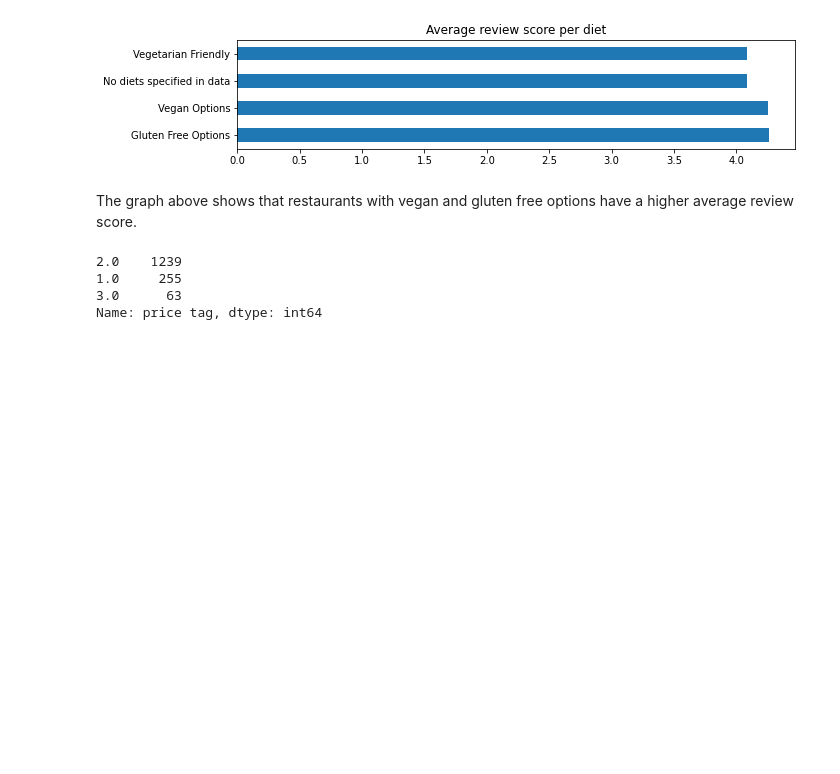
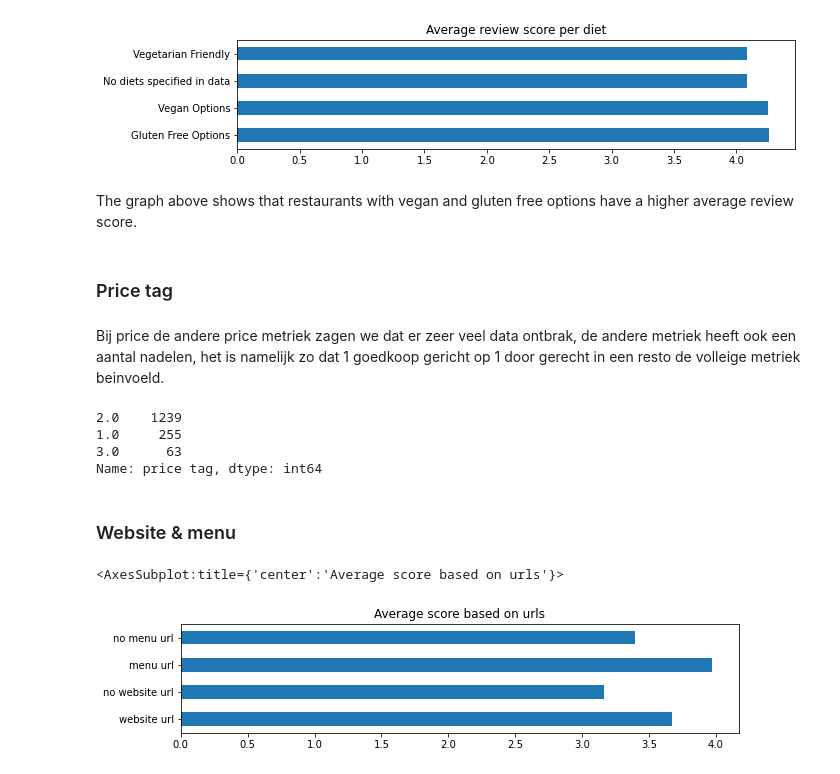
Before and after one commit to brabreda/Machine-learning, a Jupyter notebook: Sprint 1.ipynb, the cells around one changed output. Cells and saved outputs as stored; diff of their text form; code cells hidden in the pictures; blank space fills up the shorter version.

Commit message:
added metrics based on url

```diff
--- a/Sprint 1.ipynb
+++ b/Sprint 1.ipynb
@@ -342,6 +342,10 @@ Average review score per diet type {'Vegetarian Friendly': 4.086131386861314, 'V
 [figure]
 # %% [markdown]
 The graph above shows that restaurants with vegan and gluten free options have a higher average review score.
+# %% [markdown]
+### Price tag
+# %% [markdown]
+Bij price de andere price metriek zagen we dat er zeer veel data ontbrak, de andere metriek heeft ook een aantal nadelen, het is namelijk zo dat 1 goedkoop gericht op 1 door gerecht in een resto de volleige metriek beinvoeld.
 # %%
 price_options = []
 
@@ -372,3 +370,19 @@ df["price tag"].value_counts()
 1.0     255
 3.0      63
 Name: price tag, dtype: int64
+# %% [markdown]
+### Website & menu
+# %%
+df['has website url'] = df_train['website url'].apply(lambda x: str(x) != "nan")
+df['has menu url'] = df_train['menu url'].apply(lambda x: str(x) != "nan")
+
+means = {}
+means['website url'] = df.loc[df['has website url'] == 1]['general rating'].mean()
+means['no website url'] = df.loc[df['has website url'] == 0]['general rating'].mean()
+
+means['menu url'] = df.loc[df['has menu url'] == 1]['general rating'].mean()
+means['no menu url'] = df.loc[df['has menu url'] == 0]['general rating'].mean()
+pd.Series(means).plot(kind='barh', figsize=(10,2), title='Average score based on urls')
+# %% [output]
+<AxesSubplot:title={'center':'Average score based on urls'}>
+[figure, added]
```
Also changed, not shown: parts of 1 cell of this notebook.
